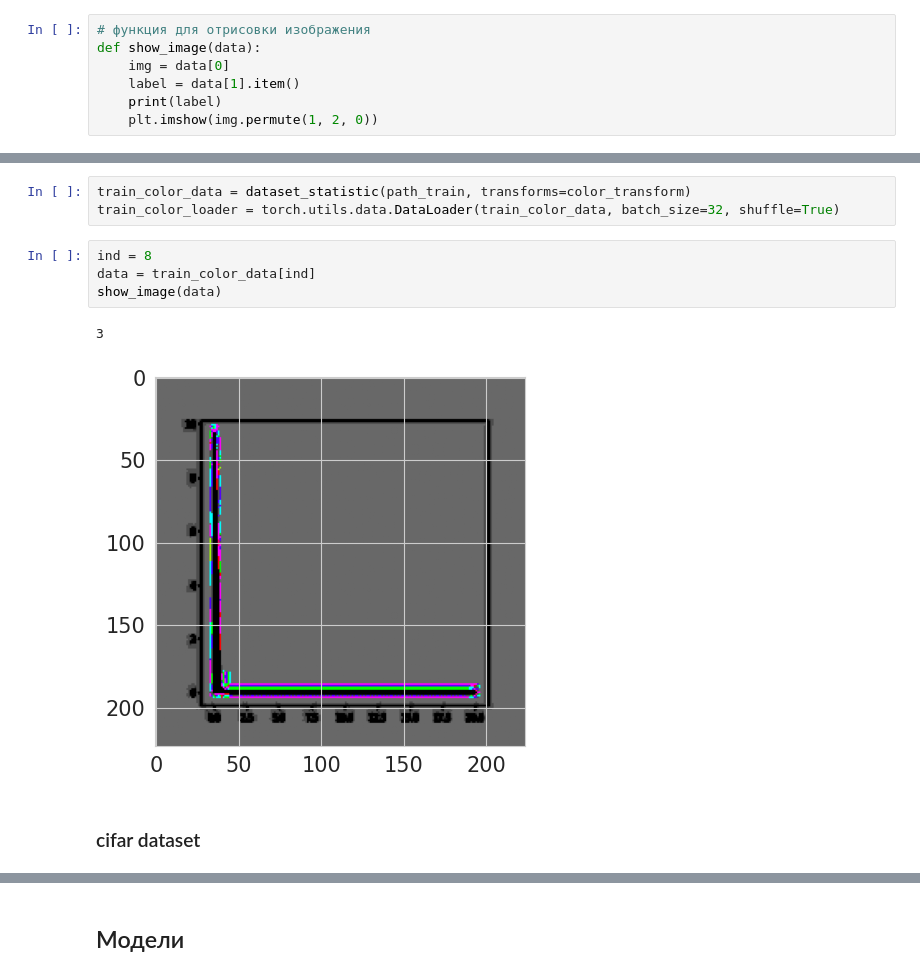
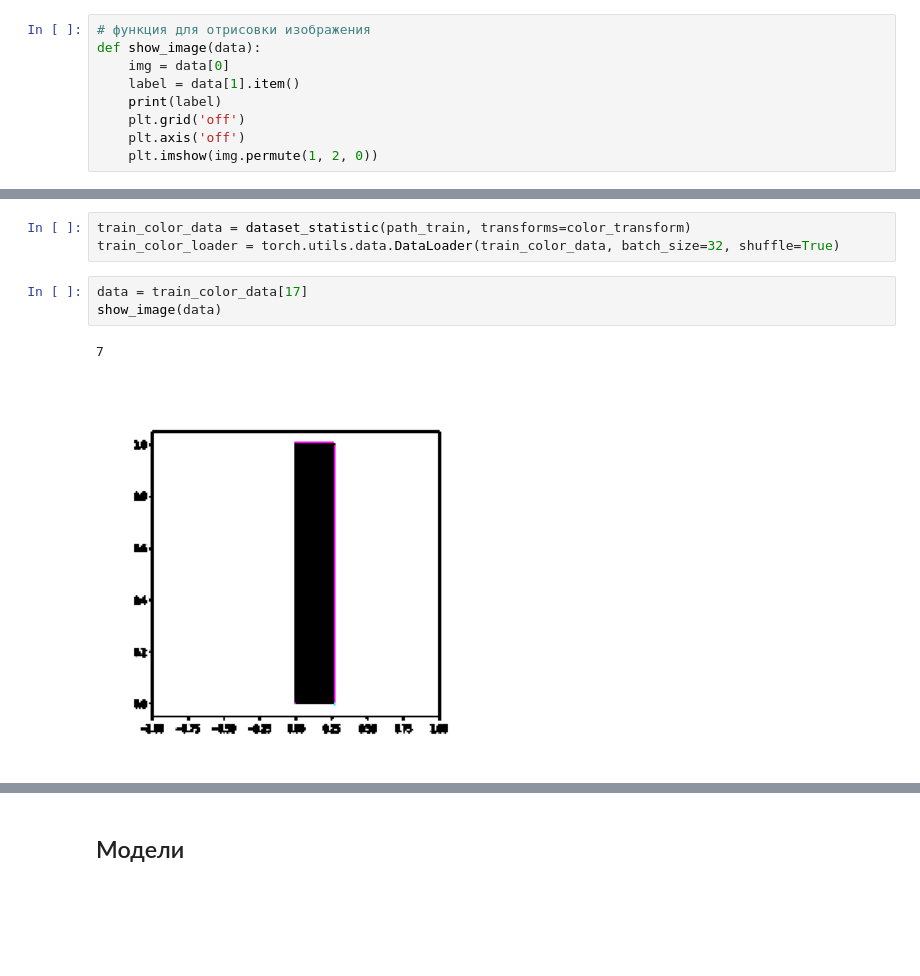
Before and after one commit to molivka/iu9-coursework, a Jupyter notebook: coursework_models_part.ipynb, the cells around one changed output, grey strips where cells are left out. Drawn from its saved outputs; the diff is of its cells as text; blank space fills up the shorter version.

```diff
--- a/coursework_models_part.ipynb
+++ b/coursework_models_part.ipynb
@@ -180,6 +176,8 @@ def show_image(data):
     img = data[0]
     label = data[1].item()
     print(label)
+    plt.grid('off')
+    plt.axis('off')
     plt.imshow(img.permute(1, 2, 0))
 # %% [markdown]
 ## dataloaders с различными преобразованиями
@@ -236,11 +230,8 @@ show_image(data)
 train_color_data = dataset_statistic(path_train, transforms=color_transform)
 train_color_loader = torch.utils.data.DataLoader(train_color_data, batch_size=32, shuffle=True)
 # %%
-ind = 8
-data = train_color_data[ind]
+data = train_color_data[17]
 show_image(data)
 # %% [output]
-3
+7
-[figure, old version]
+[figure, new version]
-# %% [markdown]
-### cifar dataset
```
Also changed, not shown: parts of 47 cells of this notebook.
